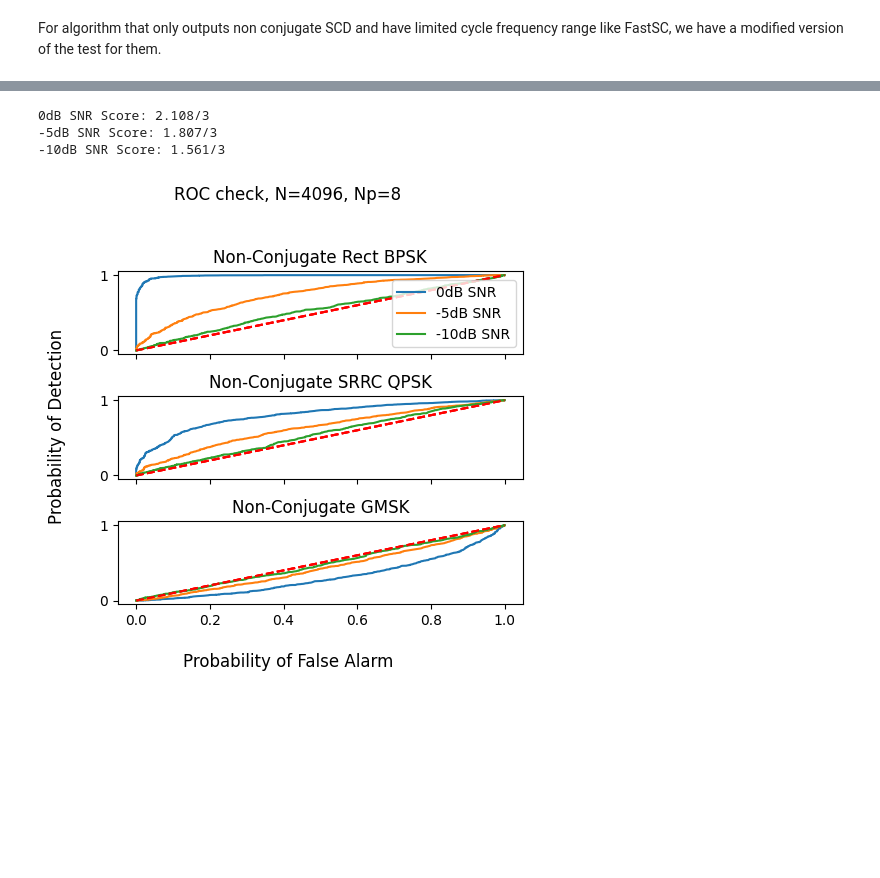
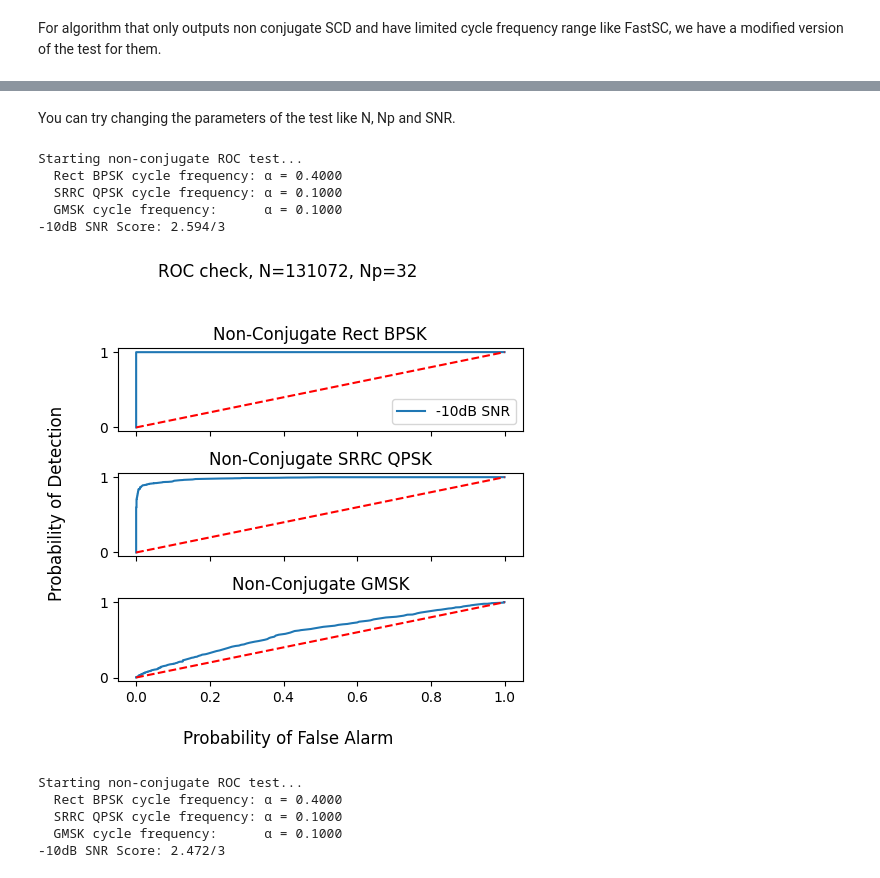
Before and after one commit to SuperStupidness/Spectral_Correlation_Estimation_Test, a Jupyter notebook: roc_test_example.ipynb, the cells around one changed output, grey strips where cells are left out. Cells and saved outputs as stored; diff of their text form; code cells hidden in the pictures; blank space fills up the shorter version.

```diff
--- a/roc_test_example.ipynb
+++ b/roc_test_example.ipynb
@@ -58,7 +68,18 @@ fastsc_pd_limited, fastsc_pf_limited, fastsc_roc_auc_limited, threshold_resoluti
-# %%
-fam_pd_limited, fam_pf_limited, fam_roc_auc_limited, threshold_resolution = test.plot_roc_limited(fam, Np=8, L=2, fam=True, snr=[0, -5, -10], name="fam_roc_limited") # fam=True for L paramter
-# %% [output]
-0dB SNR Score: 2.108/3
--5dB SNR Score: 1.807/3
--10dB SNR Score: 1.561/3
-[figure, removed]
+# %% [markdown]
+You can try changing the parameters of the test like N, Np and SNR.
+# %%
+# Long signal length. The performance should improve here
+fam_nc_pd, fam_nc_pf, fam_nc_roc_auc, threshold_resolution = test.plot_roc_non_conjugate(fam, Np=32, L=8, fam=True, snr=[-10], N=2**17, name="fam_roc") # fam=True for L parameter
+ssca_pd, ssca_pf, ssca_roc_auc, threshold_resolution = test.plot_roc_non_conjugate(ssca, Np=32, snr=[-10], N=2**17, name="ssca_roc")
+# %% [output]
+Starting non-conjugate ROC test...
+  Rect BPSK cycle frequency: α = 0.4000
+  SRRC QPSK cycle frequency: α = 0.1000
+  GMSK cycle frequency:      α = 0.1000
+-10dB SNR Score: 2.594/3
+[figure, added]
+Starting non-conjugate ROC test...
+  Rect BPSK cycle frequency: α = 0.4000
+  SRRC QPSK cycle frequency: α = 0.1000
+  GMSK cycle frequency:      α = 0.1000
+-10dB SNR Score: 2.472/3
```
Also changed, not shown: parts of 6 cells of this notebook, 9 other files.
